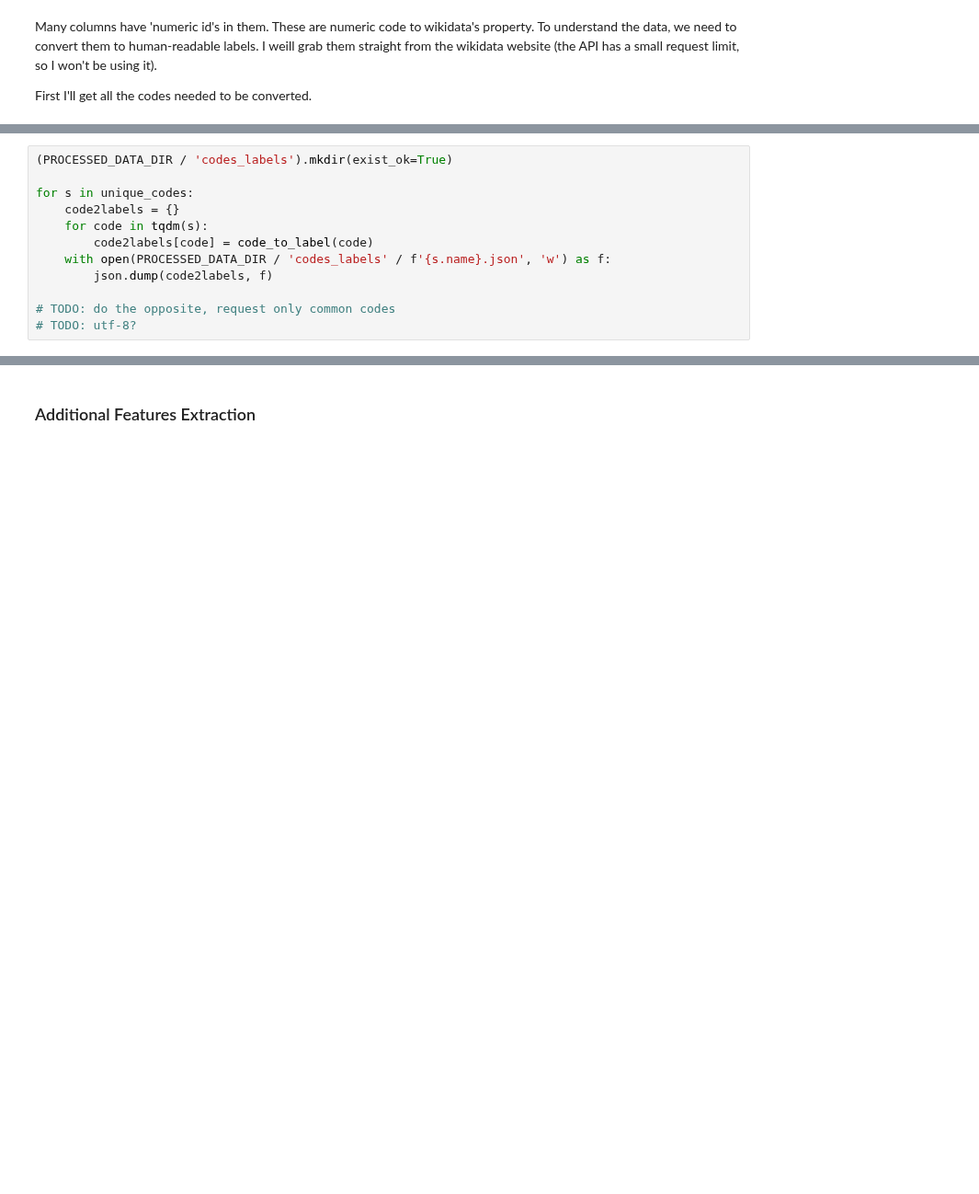
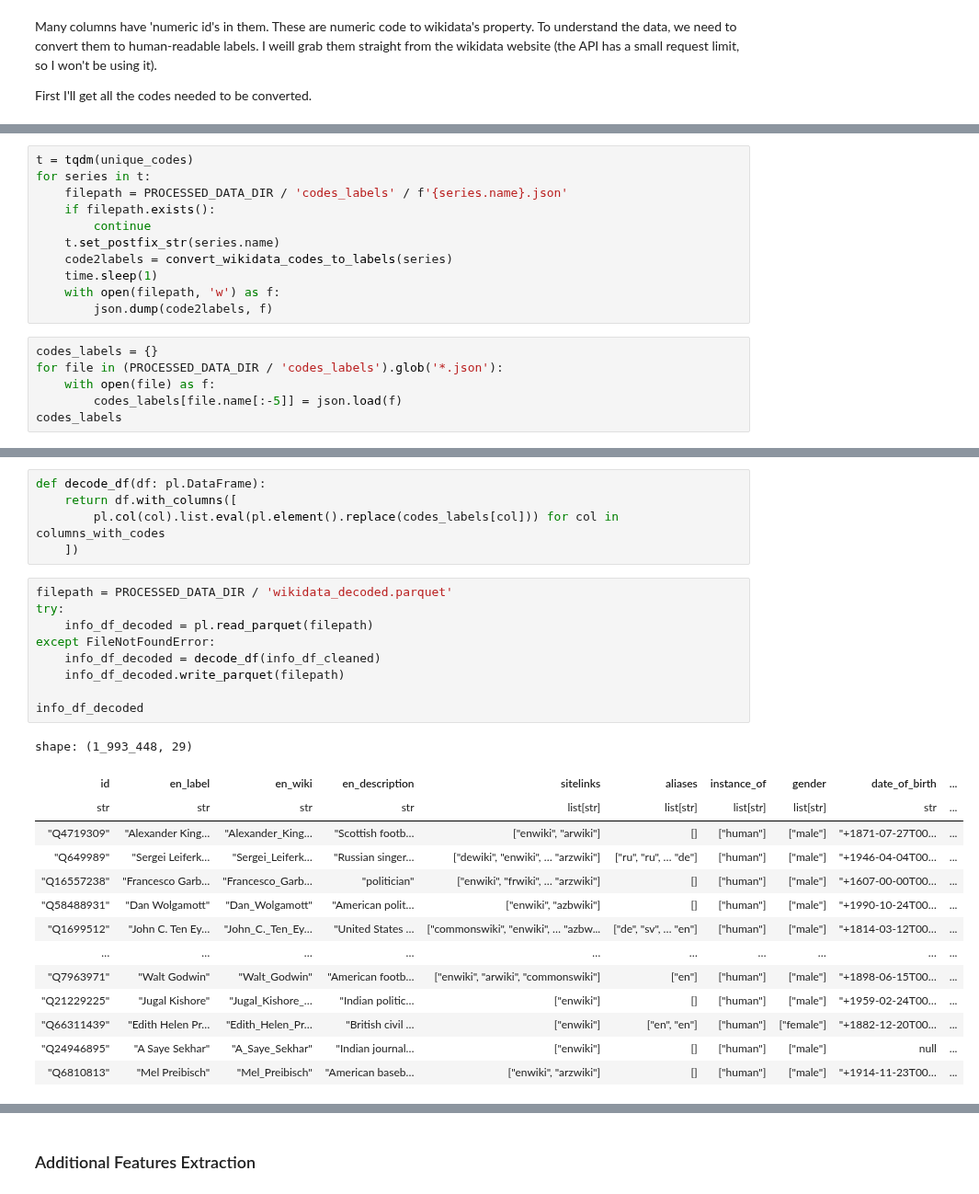
Before and after one commit to MNetanel/wikipedia-people-page-views-patterns, a Jupyter notebook: notebooks/wikipedia_pageviews_project.ipynb, the cells around one changed output, grey strips where cells are left out. Shown at 92% size. Cells and saved outputs as stored; diff of their text form; blank space fills up the shorter version.

Commit message:
Finish data transformations

```diff
--- a/notebooks/wikipedia_pageviews_project.ipynb
+++ b/notebooks/wikipedia_pageviews_project.ipynb
@@ -669,12 +590,0 @@ shape: (50_115, 105)
-# %%
-(PROCESSED_DATA_DIR / 'codes_labels').mkdir(exist_ok=True)
-
-for s in unique_codes:
-    code2labels = {}
-    for code in tqdm(s):
-        code2labels[code] = code_to_label(code)
-    with open(PROCESSED_DATA_DIR / 'codes_labels' / f'{s.name}.json', 'w') as f:
-        json.dump(code2labels, f)
-
-# TODO: do the opposite, request only common codes
-# TODO: utf-8?
@@ -699,0 +632,17 @@ Convert code to label description:
+# %%
+t = tqdm(unique_codes)
+for series in t:
+    filepath = PROCESSED_DATA_DIR / 'codes_labels' / f'{series.name}.json'
+    if filepath.exists():
+        continue
+    t.set_postfix_str(series.name)
+    code2labels = convert_wikidata_codes_to_labels(series)
+    time.sleep(1)
+    with open(filepath, 'w') as f:
+        json.dump(code2labels, f)
+# %%
+codes_labels = {}
+for file in (PROCESSED_DATA_DIR / 'codes_labels').glob('*.json'):
+    with open(file) as f:
+        codes_labels[file.name[:-5]] = json.load(f)
+codes_labels
@@ -699,0 +667,29 @@ Convert code to label description:
+# %%
+def decode_df(df: pl.DataFrame):
+    return df.with_columns([
+        pl.col(col).list.eval(pl.element().replace(codes_labels[col])) for col in columns_with_codes
+    ])
+# %%
+filepath = PROCESSED_DATA_DIR / 'wikidata_decoded.parquet'
+try:
+    info_df_decoded = pl.read_parquet(filepath)
+except FileNotFoundError:
+    info_df_decoded = decode_df(info_df_cleaned)
+    info_df_decoded.write_parquet(filepath)
+
+info_df_decoded
+# %% [output]
+shape: (1_993_448, 29)
+| id | en_label | en_wiki | en_description | sitelinks | aliases | instance_of | gender | date_of_birth | ... |
+| str | str | str | str | list[str] | list[str] | list[str] | list[str] | str | ... |
+| "Q4719309" | "Alexander King… | "Alexander_King… | "Scottish footb… | ["enwiki", "arwiki"] | [] | ["human"] | ["male"] | "+1871-07-27T00… | ... |
+| "Q649989" | "Sergei Leiferk… | "Sergei_Leiferk… | "Russian singer… | ["dewiki", "enwiki", … "arzwiki"] | ["ru", "ru", … "de"] | ["human"] | ["male"] | "+1946-04-04T00… | ... |
+| "Q16557238" | "Francesco Garb… | "Francesco_Garb… | "politician" | ["enwiki", "frwiki", … "arzwiki"] | [] | ["human"] | ["male"] | "+1607-00-00T00… | ... |
+| "Q58488931" | "Dan Wolgamott" | "Dan_Wolgamott" | "American polit… | ["enwiki", "azbwiki"] | [] | ["human"] | ["male"] | "+1990-10-24T00… | ... |
+| "Q1699512" | "John C. Ten Ey… | "John_C._Ten_Ey… | "United States … | ["commonswiki", "enwiki", … "azbw... | ["de", "sv", … "en"] | ["human"] | ["male"] | "+1814-03-12T00… | ... |
+| … | … | … | … | … | … | … | … | … | ... |
+| "Q7963971" | "Walt Godwin" | "Walt_Godwin" | "American footb… | ["enwiki", "arwiki", "commonswiki"] | ["en"] | ["human"] | ["male"] | "+1898-06-15T00… | ... |
+| "Q21229225" | "Jugal Kishore" | "Jugal_Kishore_… | "Indian politic… | ["enwiki"] | [] | ["human"] | ["male"] | "+1959-02-24T00… | ... |
+| "Q66311439" | "Edith Helen Pr… | "Edith_Helen_Pr… | "British civil … | ["enwiki"] | ["en", "en"] | ["human"] | ["female"] | "+1882-12-20T00… | ... |
+| "Q24946895" | "A Saye Sekhar" | "A_Saye_Sekhar" | "Indian journal… | ["enwiki"] | [] | ["human"] | ["male"] | null | ... |
+| "Q6810813" | "Mel Preibisch" | "Mel_Preibisch" | "American baseb… | ["enwiki", "arzwiki"] | [] | ["human"] | ["male"] | "+1914-11-23T00… | ... |
```
Also changed, not shown: parts of 46 cells of this notebook, 2 other files.
